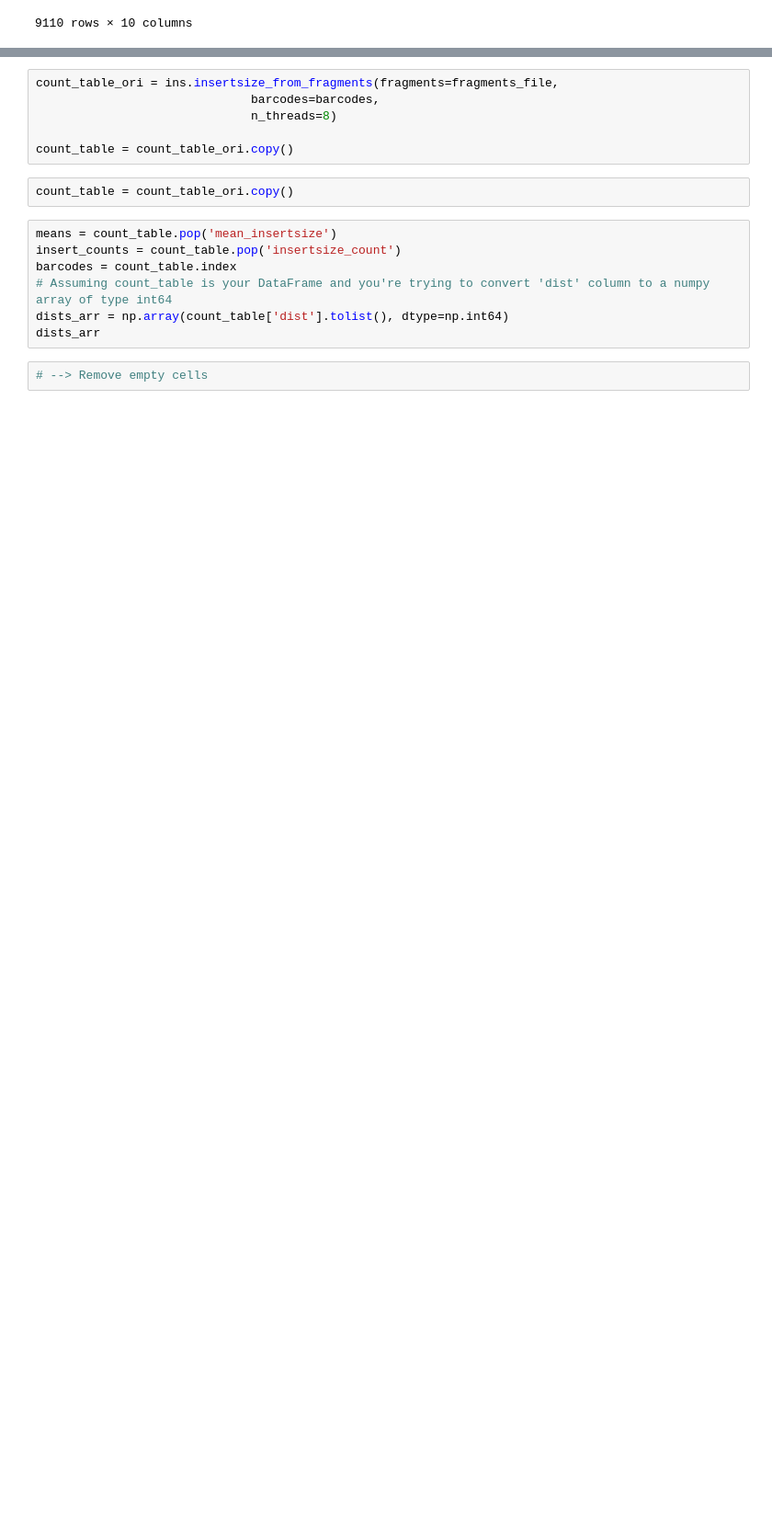
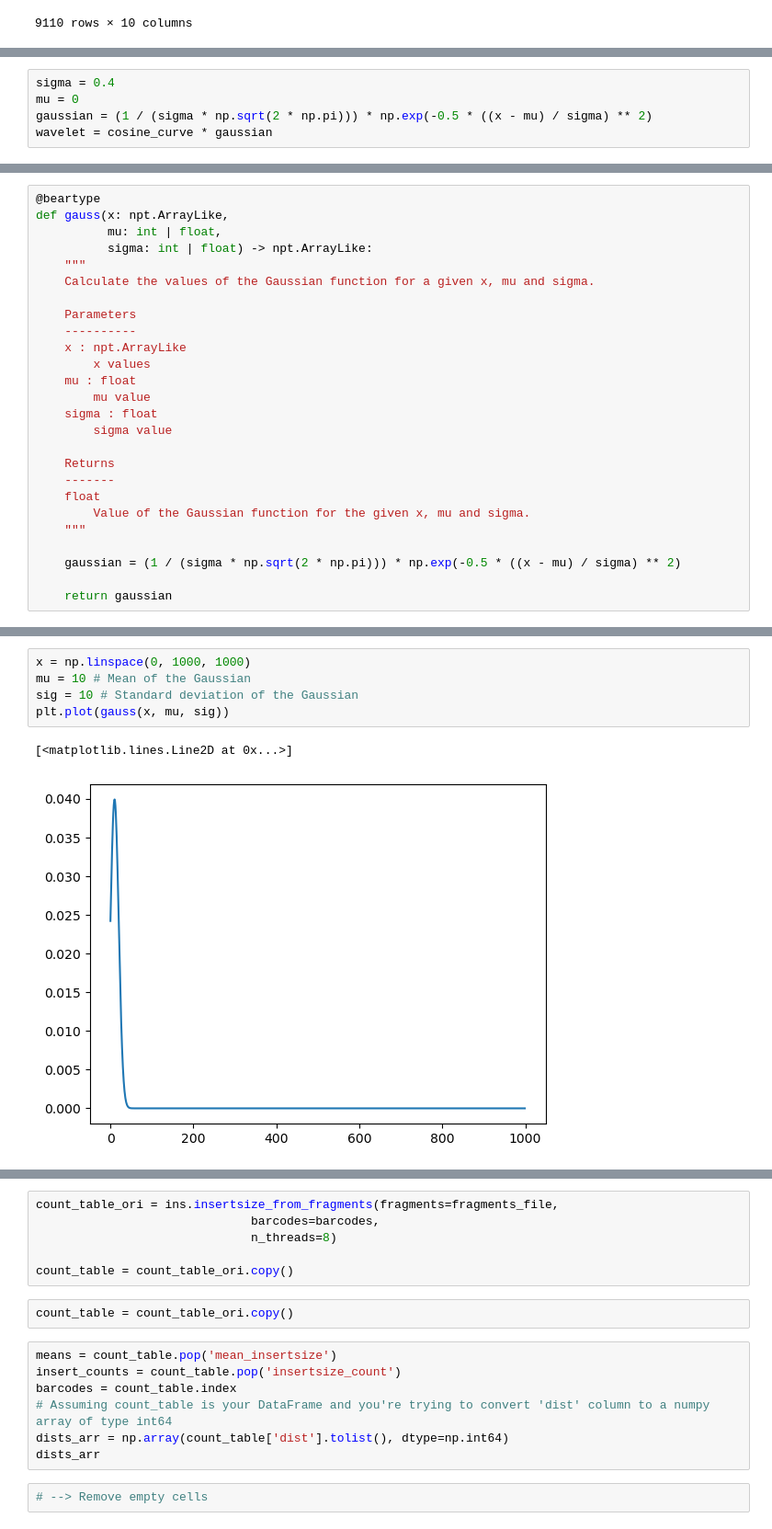
Before and after one commit to loosolab/PEAKQC, a Jupyter notebook: experimental/exp_fld_scoring.ipynb, the cells around one changed output, grey strips where cells are left out. Shown at 92% size. Cells and saved outputs as stored; diff of their text form; blank space fills up the shorter version.

```diff
--- a/experimental/exp_fld_scoring.ipynb
+++ b/experimental/exp_fld_scoring.ipynb
@@ -90,0 +165,5 @@ adata_b.obs
+# %%
+sigma = 0.4
+mu = 0
+gaussian = (1 / (sigma * np.sqrt(2 * np.pi))) * np.exp(-0.5 * ((x - mu) / sigma) ** 2)
+wavelet = cosine_curve * gaussian
@@ -90,0 +188,26 @@ adata_b.obs
+# %%
+@beartype
+def gauss(x: npt.ArrayLike,
+          mu: int | float,
+          sigma: int | float) -> npt.ArrayLike:
+    """
+    Calculate the values of the Gaussian function for a given x, mu and sigma.
+
+    Parameters
+    ----------
+    x : npt.ArrayLike
+        x values
+    mu : float
+        mu value
+    sigma : float
+        sigma value
+
+    Returns
+    -------
+    float
+        Value of the Gaussian function for the given x, mu and sigma.
+    """
+
+    gaussian = (1 / (sigma * np.sqrt(2 * np.pi))) * np.exp(-0.5 * ((x - mu) / sigma) ** 2)
+
+    return gaussian
@@ -90,0 +238,8 @@ adata_b.obs
+# %%
+x = np.linspace(0, 1000, 1000)
+mu = 10 # Mean of the Gaussian
+sig = 10 # Standard deviation of the Gaussian
+plt.plot(gauss(x, mu, sig))
+# %% [output]
+[<matplotlib.lines.Line2D at 0x...>]
+[figure, added]
```
Also changed, not shown: parts of 26 cells of this notebook, 2 other files.
